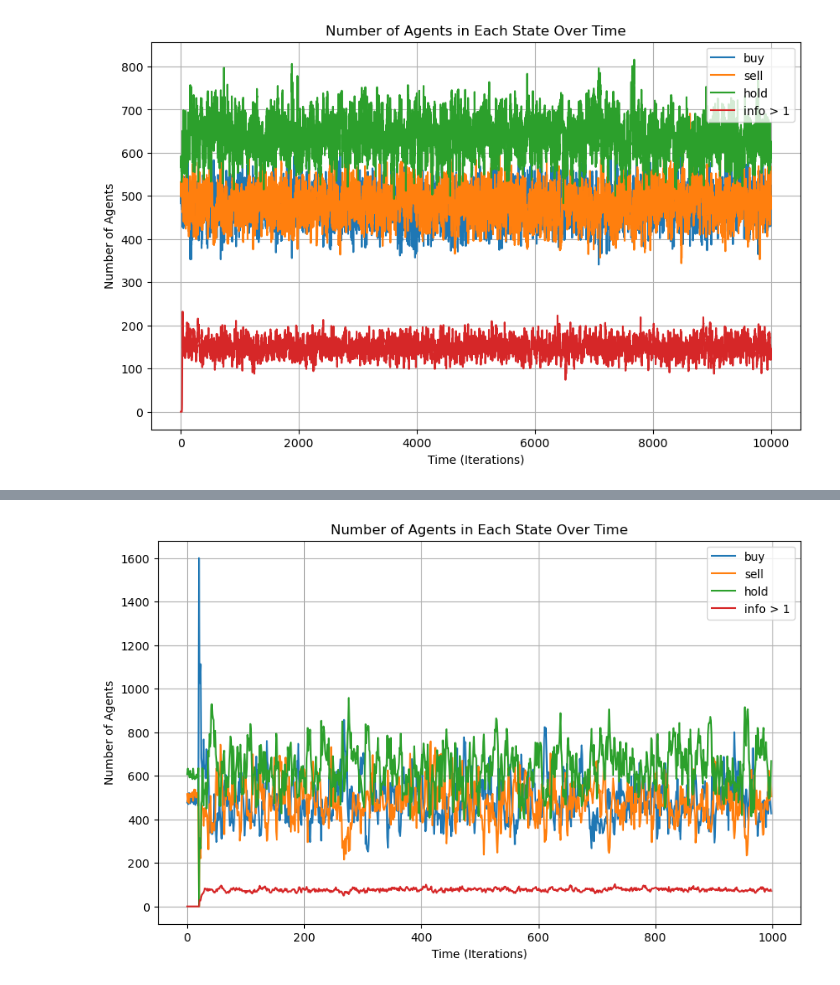
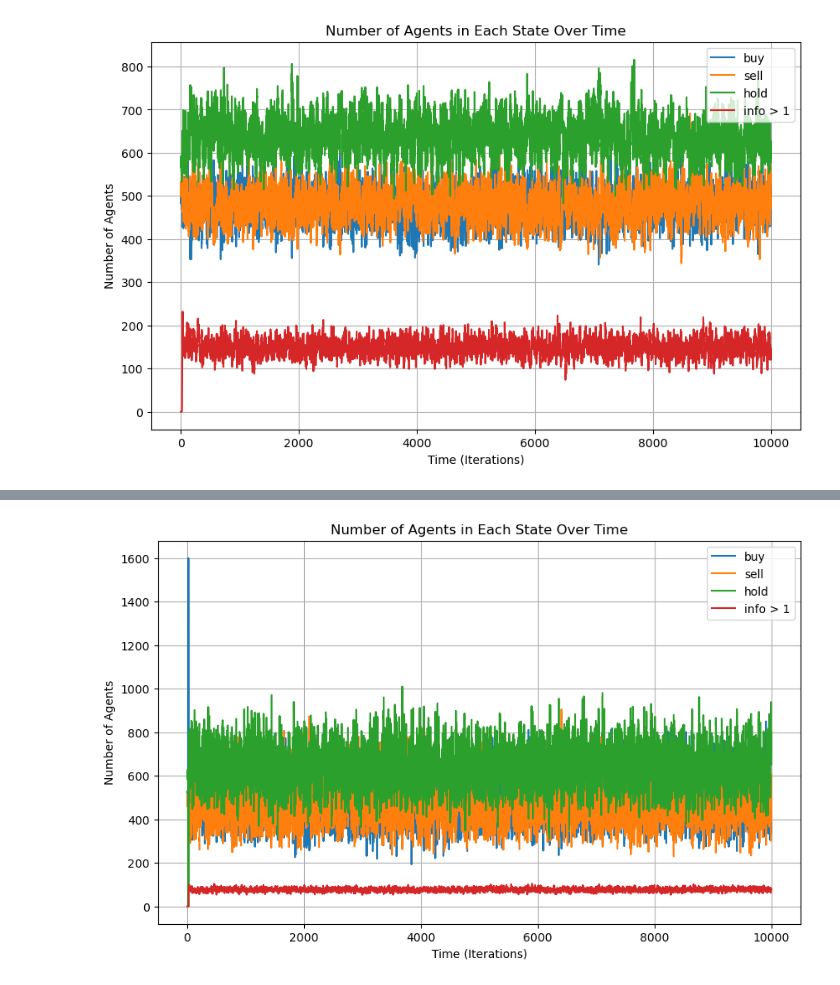
Before and after one commit to SuperAileen/CCS-2024-Group20, a Jupyter notebook: network_small_world.ipynb, the cells around one changed output, grey strips where cells are left out. Cells and saved outputs as stored; diff of their text form; code cells hidden in the pictures.

```diff
--- a/network_small_world.ipynb
+++ b/network_small_world.ipynb
@@ -1330,7 +1416,7 @@ def propagate_info(agent_index, agents, network, ALPHA, Ith):
                 propagate_info(neighbor, agents, network, ALPHA, Ith)  # Recursive call
 
 # Simulate market dynamics
-for t in range(1, 1000):  # Assume 100 time steps for the simulation
+for t in range(1, 10000):  # Assume 100 time steps for the simulation
     # Update agent states and trading decisions
     info_count = 0  # Counter for agents with info > 1
     for i, agent in enumerate(agents):
@@ -1357,31 +1443,31 @@ for t in range(1, 1000):  # Assume 100 time steps for the simulation
                 # If the expected price is sufficiently greater than the actual price and the agent has money, buy
                 agent['decision'] = 'buy'
             elif price_difference < -TAO and agent['quantity'] > 0:
                 # If the expected price is sufficiently lower than the actual price and the agent has the asset, sell
                 agent['decision'] = 'sell'
 
     # Information dissemination and agent interaction
     for i, agent in enumerate(agents):
         propagate_info(i, agents, network, ALPHA, Ith)
 
     # Update state counts
     current_state_counts = {'buy': 0, 'sell': 0, 'hold': 0}
     for agent in agents:
         current_state_counts[agent['decision']] += 1
     for state in state_counts:
         state_counts[state].append(current_state_counts[state])
 
 
 # After the simulation ends, create a chart to show the number of agents in each state over time
 plt.figure(figsize=(10, 6))
 for state, counts in state_counts.items():
     plt.plot(range(len(counts)), counts, label=state)
 plt.plot(range(len(info_counts)), info_counts, label='info > 1')  # Plot the count of agents with info > 1
 plt.xlabel('Time (Iterations)')
 plt.ylabel('Number of Agents')
 plt.title('Number of Agents in Each State Over Time')
 plt.legend()
 plt.grid(True)
 plt.show()
 # %% [output]
-[figure, old version]
+[figure, new version]
```
Also changed, not shown: parts of 1 cell of this notebook.
